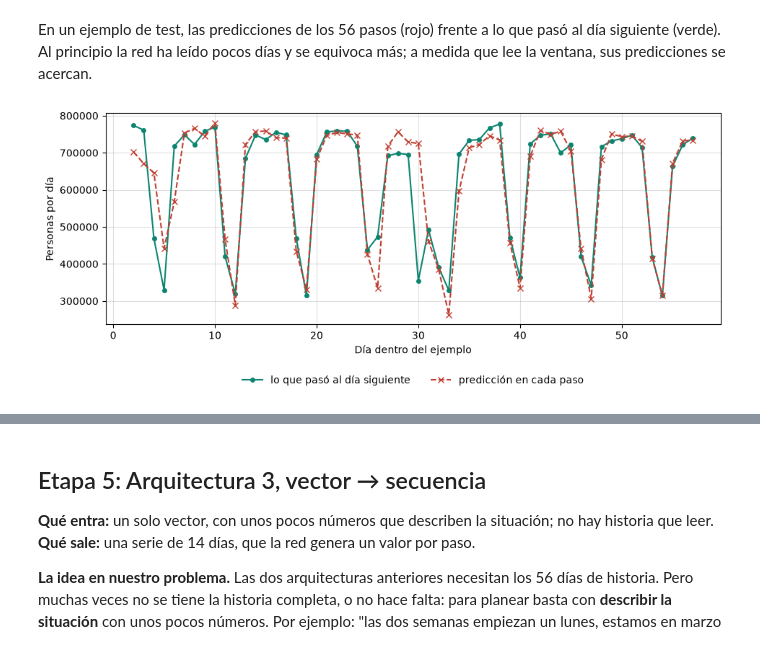
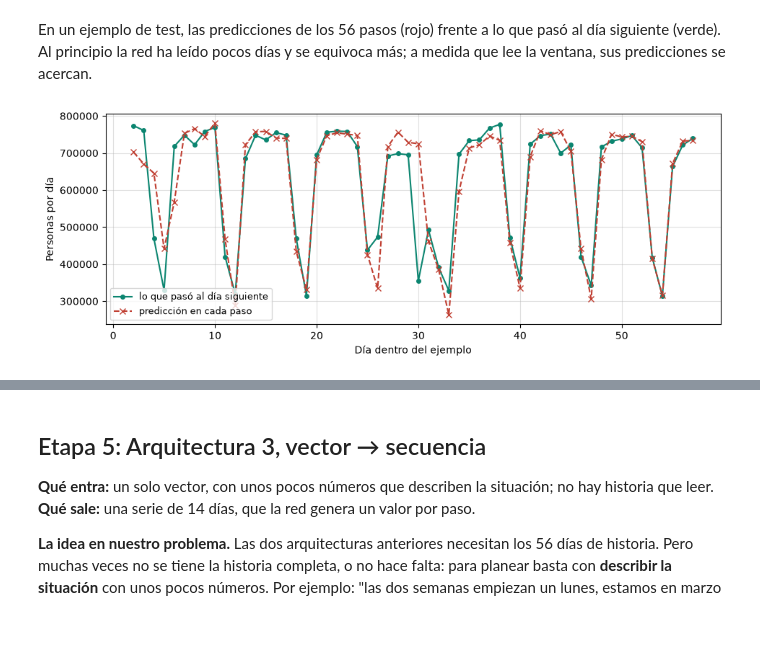
Before and after one commit to omarcastano/deeplearning-javeriana-site, a Jupyter notebook: modulo_2/unidad_2/3_experiencia/nueva/4_Script2_M2_U2_arquitecturas_pytorch.ipynb, the cells around one changed output, grey strips where cells are left out. Saved outputs shown, nothing was run; the diff lists cells and outputs as text; code cells hidden in the pictures.

```diff
--- a/modulo_2/unidad_2/3_experiencia/nueva/4_Script2_M2_U2_arquitecturas_pytorch.ipynb
+++ b/modulo_2/unidad_2/3_experiencia/nueva/4_Script2_M2_U2_arquitecturas_pytorch.ipynb
@@ -38,8 +38,9 @@ import torch
 import torch.nn as nn
 from torch.utils.data import DataLoader, Dataset
 import matplotlib.pyplot as plt
-from matplotlib.patches import FancyBboxPatch
 from tqdm import tqdm
+
+INDIGO, TEAL, CORAL = "#3A47B5", "#0B8570", "#C03F32"   # colores de la presentación: lo que entra, lo que sale y el pronóstico
 
 torch.manual_seed(42)
 device = "cuda" if torch.cuda.is_available() else "cpu"
@@ -450,14 +387,14 @@ En un ejemplo de test, las predicciones de los 56 pasos (rojo) frente a lo que p
 # %%
 X, y = SeqToSeqDataset(rail_test)[example]
 y_pred = seq_to_seq.predict(X.unsqueeze(0))[0]
 t = np.arange(2, window_length + 2)
 fig, ax = plt.subplots(figsize=(11, 3.8))
 ax.plot(t, y * scale, "o-", color=TEAL, ms=4, label="lo que pasó al día siguiente")
 ax.plot(t, y_pred * scale, "x--", color=CORAL, label="predicción en cada paso")
-ax.set_xlabel("Día dentro del ejemplo"); ax.set_ylabel("Personas por día"); ax.grid(alpha=0.4); legend_below(ax, ncol=2)
+ax.set_xlabel("Día dentro del ejemplo"); ax.set_ylabel("Personas por día"); ax.grid(alpha=0.4); ax.legend(loc="lower left", fontsize=9)
 plt.show()
 # %% [output]
-[figure, old version]
+[figure, new version]
 # %% [markdown]
 ### Pronosticar 14 días paso a paso (autorregresivo)
 
```
Also changed, not shown: parts of 18 cells of this notebook, 6 other files.
